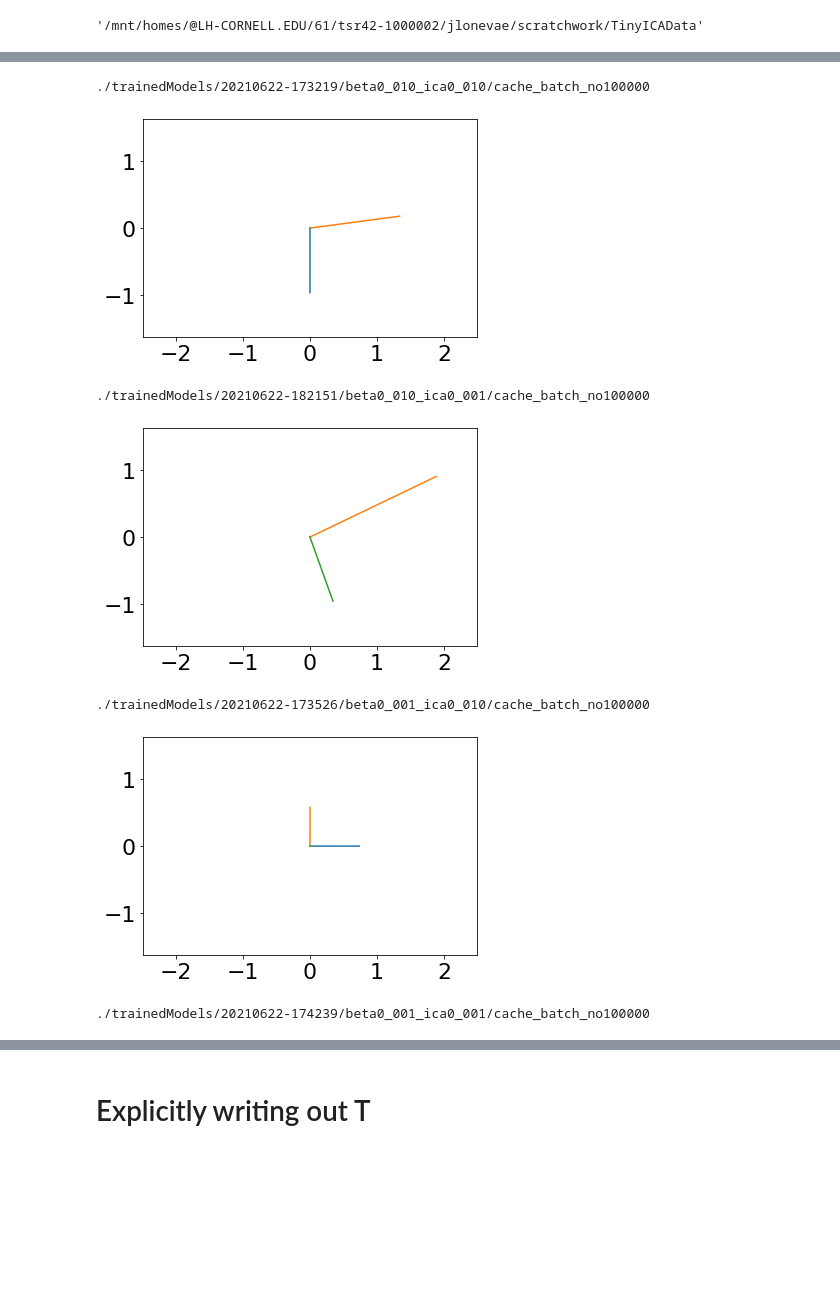
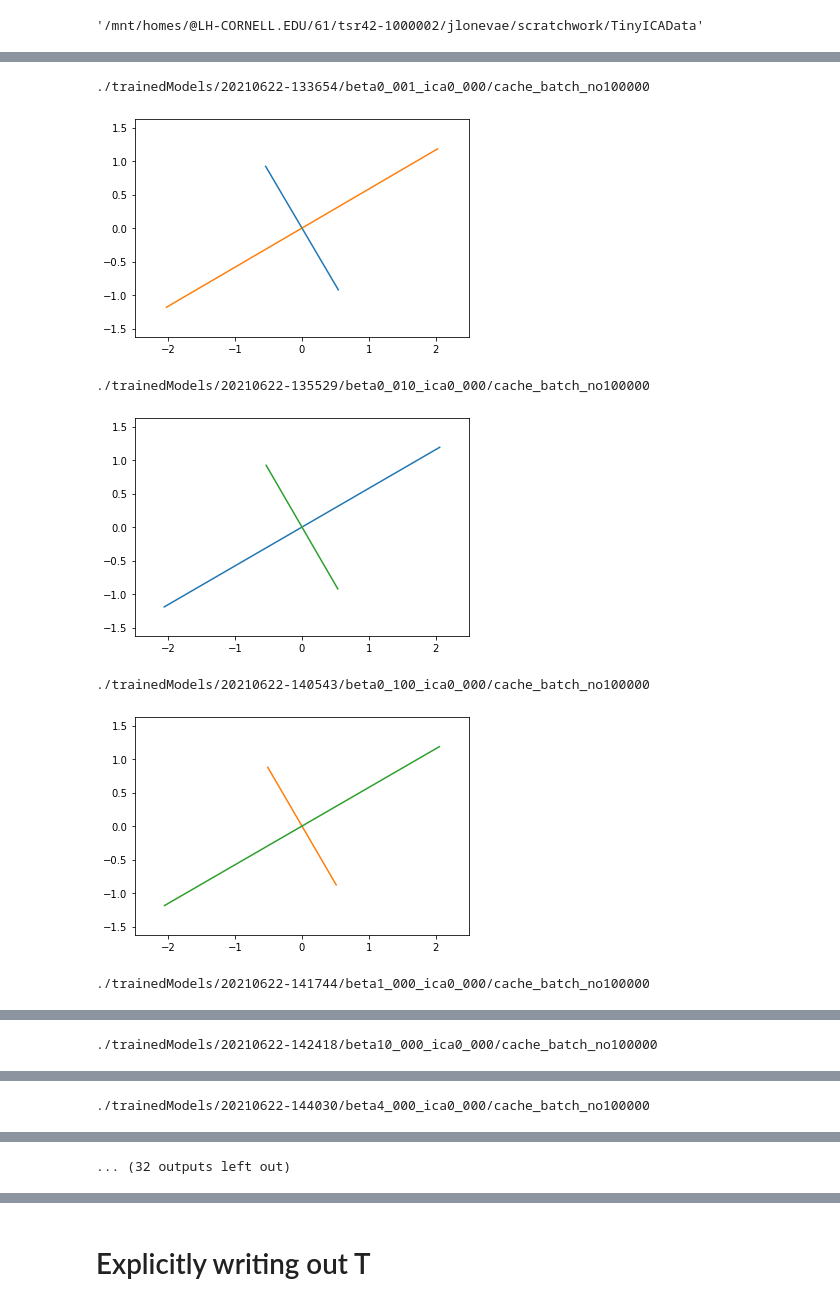
Before and after one commit to travers-rhodes/jlonevae, a Jupyter notebook: scratchwork/TinyICAData/visualize_model.ipynb, the cells around one changed output, grey strips where cells are left out. Saved outputs shown, nothing was run; the diff lists cells and outputs as text; code cells hidden in the pictures; blank space fills up the shorter version.

```diff
--- a/scratchwork/TinyICAData/visualize_model.ipynb
+++ b/scratchwork/TinyICAData/visualize_model.ipynb
@@ -71,0 +164,15 @@ model.parameters
+# %%
+model_path_matches = glob.glob(f"./toyDatasetTrainedModels/*/proper_beta*_gamma*_embgamma*/cache_batch_no100000")
+for model_path in model_path_matches:
+    print(model_path)
+    model = load_model(model_path,device)
+    for name, p in model.named_parameters():
+        if name == "gen_fcs.0.weight":
+            w = p.data.cpu().detach().numpy()
+    #print(-np.sort(-np.diag(w.T@w)))
+    for v in w.T:
+        plt.plot((-v[0],v[0]),(-v[1],v[1]), color="black")
+    plt.axis("equal")
+    plt.ylim((-2.5,2.5))
+    plt.xlim((-2.5,2.5))
+    plt.show();plt.close();
@@ -72,24 +193,23 @@ model.parameters
 # %%
-for betastring in ["0_010","0_001"]:
-    for gammastring in ["0_010","0_001"]:
-        model_path_matches = glob.glob(f"./trainedModels/*/beta{betastring}_ica{gammastring}/cache_batch_no100000")
-        model_path = model_path_matches[0]
-        print(model_path)
-        model = load_model(model_path,device)
-jjj
-                w = p.data.cpu().detach().numpy()
-        #print(-np.sort(-np.diag(w.T@w)))
-        for v in w.T:
-            plt.plot((0,v[0]),(0,v[1]))
-        plt.axis("equal")
-        plt.ylim((-2.5,2.5))
-        plt.xlim((-2.5,2.5))
-        plt.show();plt.close();
+model_path_matches = glob.glob(f"./trainedModels/*/beta*_ica*/cache_batch_no100000")
+for model_path in model_path_matches:
+    print(model_path)
+    model = load_model(model_path,device)
+    for name, p in model.named_parameters():
+        if name == "gen_fcs.0.weight":
+            w = p.data.cpu().detach().numpy()
+    #print(-np.sort(-np.diag(w.T@w)))
+    for v in w.T:
+        plt.plot((-v[0],v[0]),(-v[1],v[1]))
+    plt.axis("equal")
+    plt.ylim((-2.5,2.5))
+    plt.xlim((-2.5,2.5))
+    plt.show();plt.close();
 # %% [output]
-./trainedModels/20210622-173219/beta0_010_ica0_010/cache_batch_no100000
+./trainedModels/20210622-133654/beta0_001_ica0_000/cache_batch_no100000
-[figure, old version]
+[figure, new version]
-./trainedModels/20210622-182151/beta0_010_ica0_001/cache_batch_no100000
+./trainedModels/20210622-135529/beta0_010_ica0_000/cache_batch_no100000
-[figure, old version]
+[figure, new version]
-./trainedModels/20210622-173526/beta0_001_ica0_010/cache_batch_no100000
+./trainedModels/20210622-140543/beta0_100_ica0_000/cache_batch_no100000
-[figure, old version]
+[figure, new version]
-./trainedModels/20210622-174239/beta0_001_ica0_001/cache_batch_no100000
+./trainedModels/20210622-141744/beta1_000_ica0_000/cache_batch_no100000
@@ -96,0 +217 @@ jjj
+./trainedModels/20210622-142418/beta10_000_ica0_000/cache_batch_no100000
@@ -96,0 +219 @@ jjj
+./trainedModels/20210622-144030/beta4_000_ica0_000/cache_batch_no100000
@@ -96,0 +221 @@ jjj
+... (32 outputs left out)
```
Also changed, not shown: parts of 12 cells of this notebook, 6 other files.
